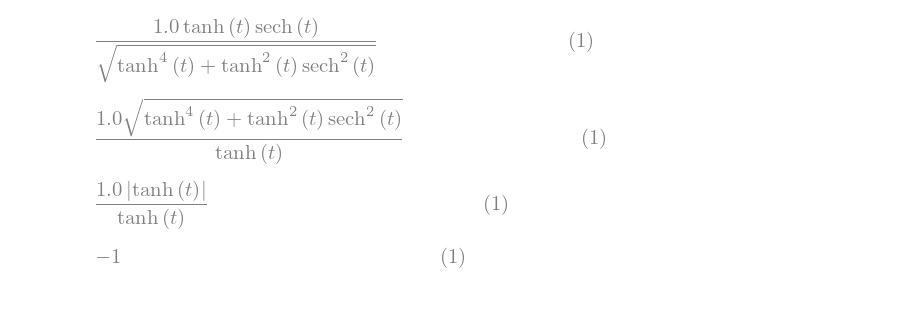
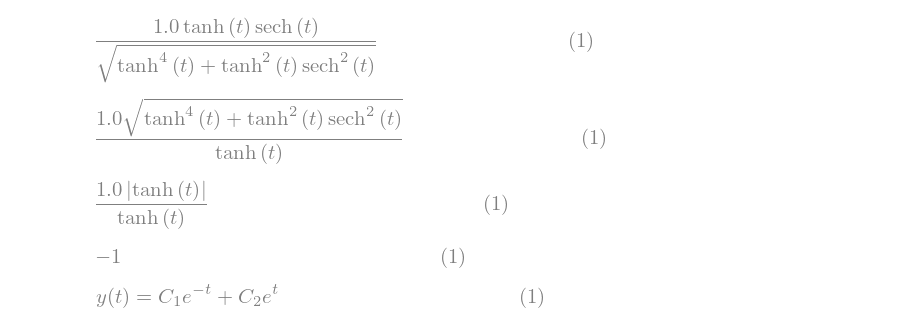
Before and after one commit to intuitionofmind/Visual-Differential-Geometry-and-Forms, a Jupyter notebook: python_notebooks/chap5.ipynb, the cells around one changed output. Drawn from its saved outputs; the diff is of its cells as text; code cells hidden in the pictures; blank space fills up the shorter version.

```diff
--- a/python_notebooks/chap5.ipynb
+++ b/python_notebooks/chap5.ipynb
@@ -130,3 +130,18 @@ K =  -1 / (A*B) * (sp.diff(sp.diff(B, t) / A, t))
 display(K)
 # %% [output]
 [figure]
+# %%
+# 习题22
+
+t = sp.Symbol('t', real=True)
+k = sp.Symbol('k', real=True)
+
+y = Function('y')(t)
+yp = y.diff(t)
+ypp = y.diff(t, 2)
+eq = ypp - y
+result = dsolve(eq, y)
+
+display(result)
+# %% [output]
+[figure, added]
```
Also changed, not shown: parts of 3 cells of this notebook, 2 other files.
